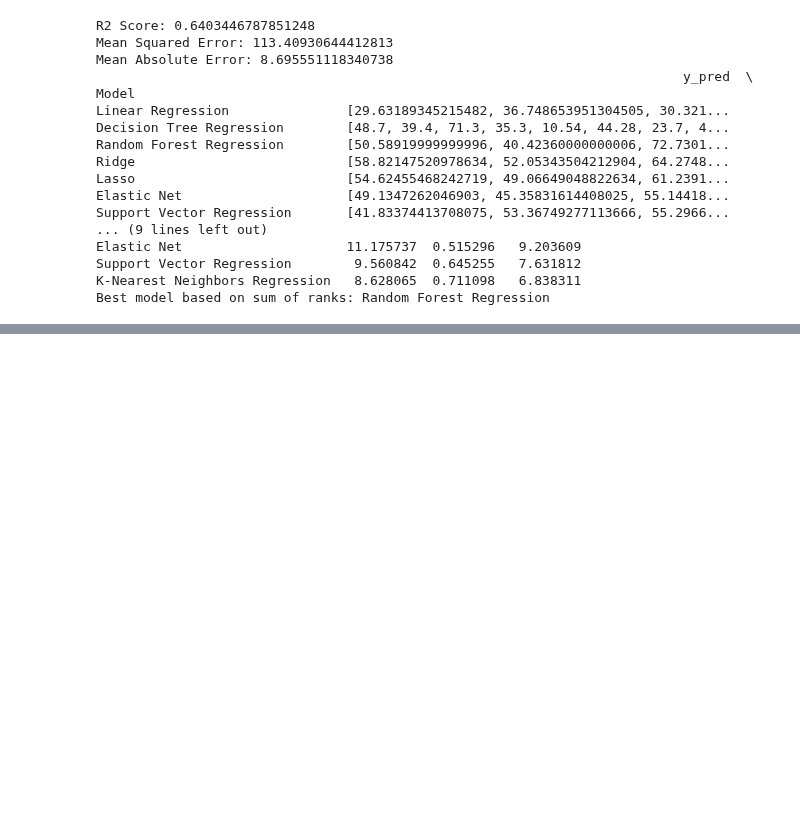
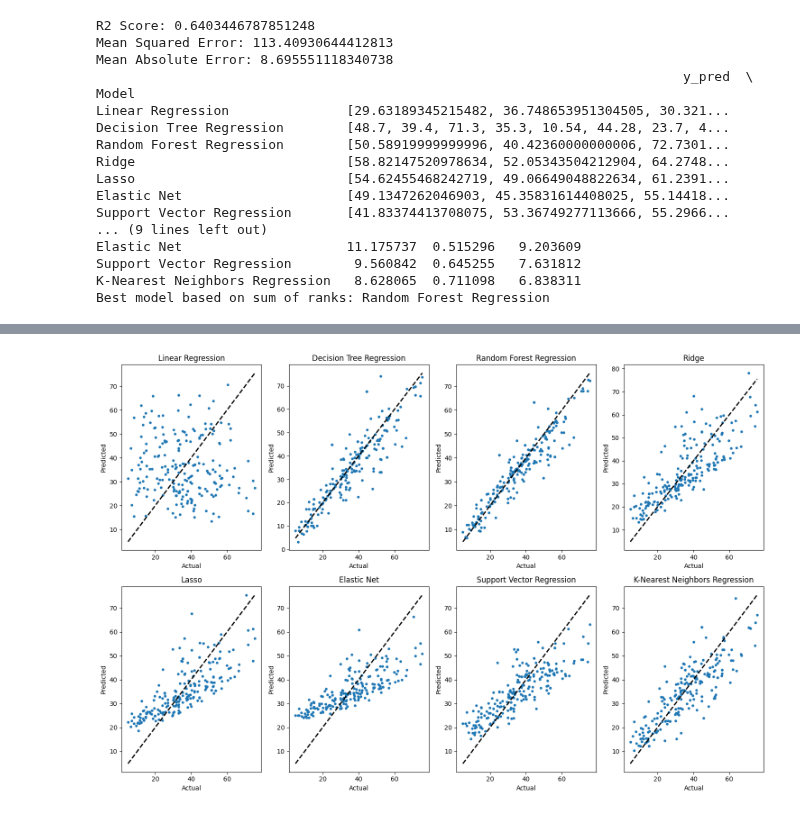
Before and after one commit to 124890/Comp-Challenge---2023-4, a Jupyter notebook: Code.ipynb, the cells around one changed output, grey strips where cells are left out. Saved outputs shown, nothing was run; the diff lists cells and outputs as text; code cells hidden in the pictures; blank space fills up the shorter version.

```diff
--- a/Code.ipynb
+++ b/Code.ipynb
@@ -86,8 +94,8 @@ preprocessing_pipeline = Pipeline([
 ])
 
 # Applying the preprocessing steps to the training data and transforming the test data using the same transformations.
-X_train_preprocessed = preprocessing_pipeline.fit_transform(X_train)
-X_test_preprocessed = preprocessing_pipeline.transform(X_test)
+X_train_preprocessed = pd.DataFrame(preprocessing_pipeline.fit_transform(X_train))
+X_test_preprocessed = pd.DataFrame(preprocessing_pipeline.transform(X_test))
 
 print(X_train_preprocessed.shape)
 print(y_train.shape)
@@ -528,0 +613,28 @@ Best model based on sum of ranks: Random Forest Regression
+# %%
+# Number of models
+n_models = len(df)
+
+# Create a figure and axes with a subplot for each model
+fig, axs = plt.subplots(2, 4, figsize=(15, 10))
+
+# Flatten the axes array
+axs = axs.flatten()
+
+# Loop over each model
+for i, (model_name, row) in enumerate(df.iterrows()):
+    # Plot y_test vs y_pred
+    axs[i].scatter(y_test, row['y_pred'], s=10)
+    axs[i].plot([y_test.min(), y_test.max()], [y_test.min(), y_test.max()], 'k--', lw=2)
+    axs[i].set_xlabel('Actual')
+    axs[i].set_ylabel('Predicted')
+    axs[i].set_title(f'{model_name}')
+
+# Remove unused subplots
+for i in range(n_models, len(axs)):
+    fig.delaxes(axs[i])
+
+# Display the plot
+plt.tight_layout()
+plt.show()
+# %% [output]
+[figure, added]
```
Also changed, not shown: parts of 3 cells of this notebook.
